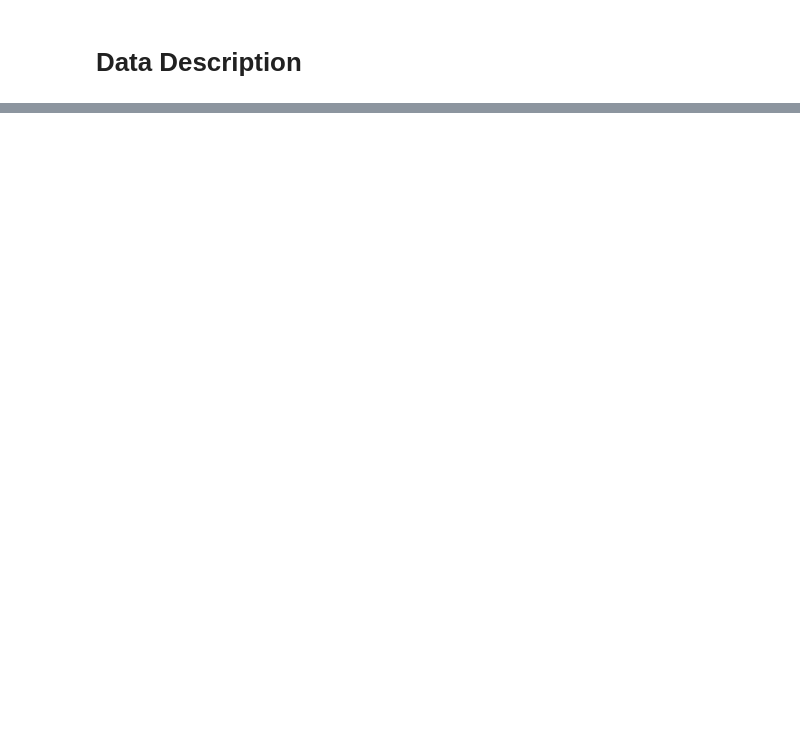
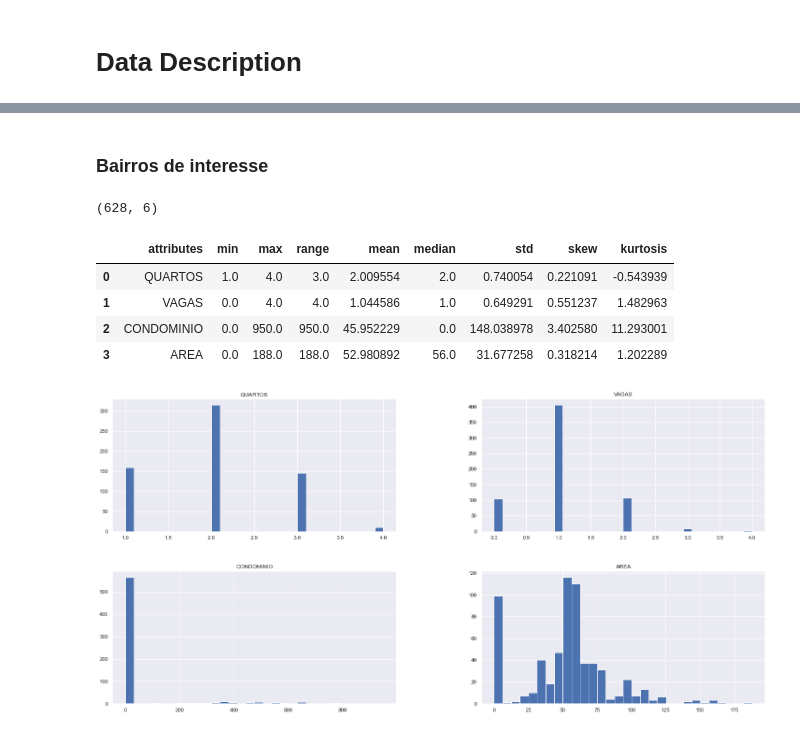
Before and after one commit to LucasBMedeiros/hello-world, a Jupyter notebook: scraper.ipynb, the cells around one changed output, grey strips where cells are left out. Cells and saved outputs as stored; diff of their text form; code cells hidden in the pictures; blank space fills up the shorter version.

```diff
--- a/scraper.ipynb
+++ b/scraper.ipynb
@@ -383,0 +453,2 @@ df3 = df2.copy()
+# %% [markdown]
+### Bairros de interesse
@@ -383,0 +457,18 @@ df3 = df2.copy()
+# %%
+df4 = df3[df3['ENDERECO'].str.contains('Capim Macio|Ponta Negra|Petrópolis')]
+
+df4.shape
+# %% [output]
+(628, 6)
+# %%
+num_attributes = df4.select_dtypes(include = ['int64'])
+cat_attributes = df4.select_dtypes(include = ['object'])
+
+num_analysis(num_attributes)
+# %% [output]
+|  | attributes | min | max | range | mean | median | std | skew | kurtosis |
+| 0 | QUARTOS | 1.0 | 4.0 | 3.0 | 2.009554 | 2.0 | 0.740054 | 0.221091 | -0.543939 |
+| 1 | VAGAS | 0.0 | 4.0 | 4.0 | 1.044586 | 1.0 | 0.649291 | 0.551237 | 1.482963 |
+| 2 | CONDOMINIO | 0.0 | 950.0 | 950.0 | 45.952229 | 0.0 | 148.038978 | 3.402580 | 11.293001 |
+| 3 | AREA | 0.0 | 188.0 | 188.0 | 52.980892 | 56.0 | 31.677258 | 0.318214 | 1.202289 |
+[figure, added]
```
Also changed, not shown: parts of 23 cells of this notebook, 1 other file.
